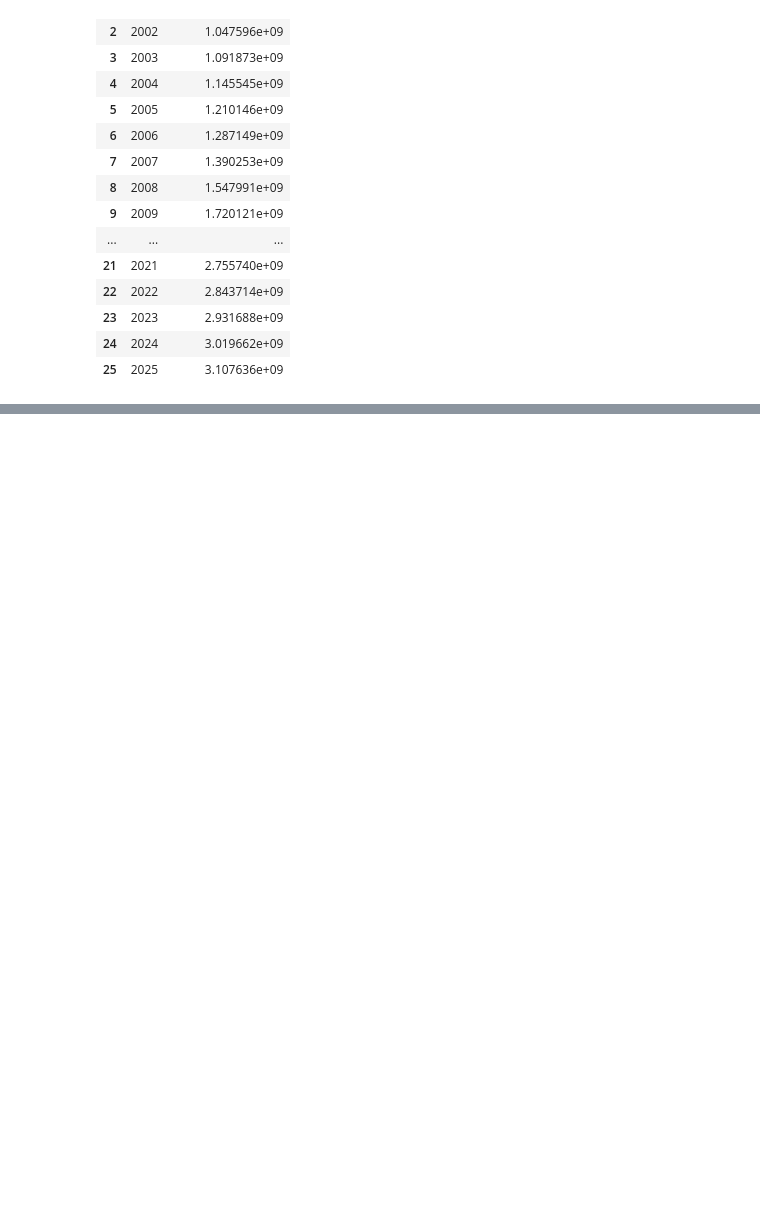
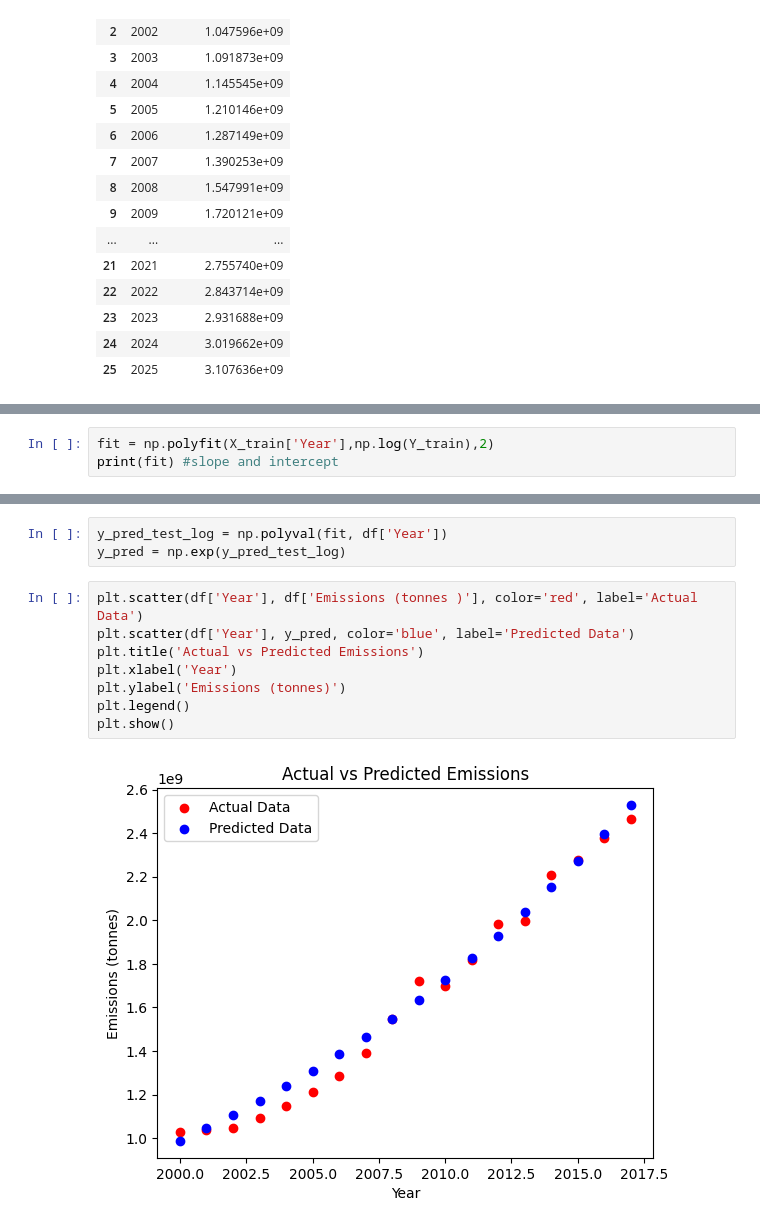
Before and after one commit to abhaygzb15/CO2-Emission-Analysis-and-Prediction, a Jupyter notebook: Prediction Model/India Prediction Model.ipynb, the cells around one changed output, grey strips where cells are left out. Cells and saved outputs as stored; diff of their text form; blank space fills up the shorter version.

```diff
--- a/Prediction Model/India Prediction Model.ipynb
+++ b/Prediction Model/India Prediction Model.ipynb
@@ -130,0 +155,3 @@ plt.show()
+# %%
+fit = np.polyfit(X_train['Year'],np.log(Y_train),2)
+print(fit) #slope and intercept
@@ -130,0 +167,13 @@ plt.show()
+# %%
+y_pred_test_log = np.polyval(fit, df['Year'])
+y_pred = np.exp(y_pred_test_log)
+# %%
+plt.scatter(df['Year'], df['Emissions (tonnes )'], color='red', label='Actual Data')
+plt.scatter(df['Year'], y_pred, color='blue', label='Predicted Data')
+plt.title('Actual vs Predicted Emissions')
+plt.xlabel('Year')
+plt.ylabel('Emissions (tonnes)')
+plt.legend()
+plt.show()
+# %% [output]
+[figure, added]
```
Also changed, not shown: parts of 5 cells of this notebook.
